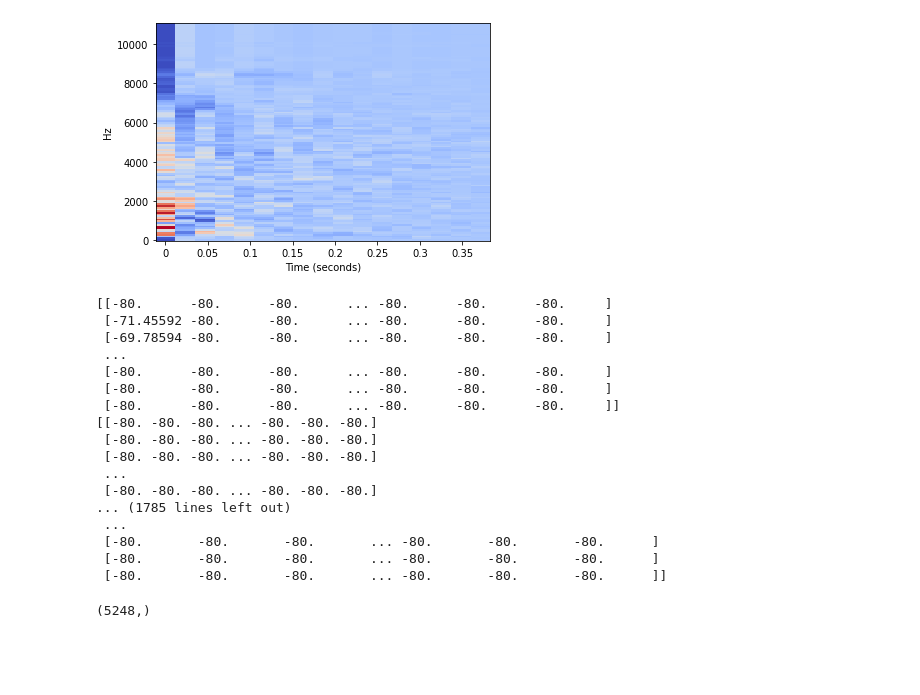
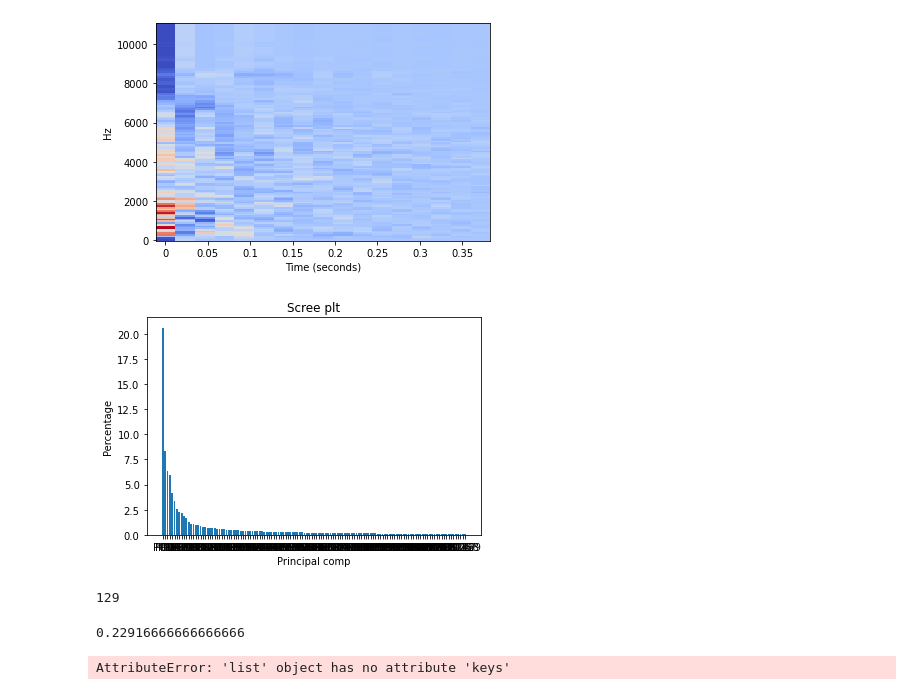
Before and after one commit to KSiva199/Final-Project-Audio, a Jupyter notebook: practice.ipynb, the cells around one changed output. Drawn from its saved outputs; the diff is of its cells as text; code cells hidden in the pictures; blank space fills up the shorter version.

```diff
--- a/practice.ipynb
+++ b/practice.ipynb
@@ -277,37 +233,52 @@ for i,m_spec in enumerate(mel_spectrogram):
     librosa.display.specshow(reduced_mel_spec,sr=sr,x_axis='s',y_axis='linear')
 # %% [output]
 [figure]
-# %%
-
-for i,m_spec in enumerate(mel_spectrogram):
-    mask = m_spec.max(axis=0) >-70 #np.min(stats.mode(s_db_mel))
-    filtered_arr = m_spec[:, mask]
-    img=librosa.display.specshow(filtered_arr,sr=sr,x_axis='s',y_axis='linear')
-    plt.title(f'Spectrogram for {dir_list[i]}')
-    plt.show()
-    print((filtered_arr.shape))
+# %%
+import pickle
+import pandas as pd
+features=[]
+target=[]
+with open("data/mel_spectrograms.pickle", "rb") as f:
+    data = pickle.load(f)
+    for j in range(0,len(data)):
+        for i in range(0,len(data[j])):
+            features.append(data[j][i].flatten())
+            target.append(j)
+features_df=pd.DataFrame(features)
+features_df.fillna(0,inplace=True)
+from sklearn.preprocessing import StandardScaler
+scaler=StandardScaler()
+scaled=scaler.fit_transform(features_df)
+from sklearn.decomposition import PCA
+pca = PCA(0.95)
+pca.fit(scaled)
+pca_data = pca.transform(scaled)
+per_var = np.round(pca.explained_variance_ratio_* 100,decimals=1)
+labels = ['PC' + str(x) for x in range(1, len(per_var) + 1)]
+
+plt.bar(x = range(1,len(per_var)+1),height=per_var,tick_label = labels)
+plt.ylabel('Percentage')
+plt.xlabel('Principal comp')
+plt.title('Scree plt')
+plt.show()
+pca.n_components_
+# %% [output]
+[figure, added]
+129
+# %%
+from sklearn.model_selection import train_test_split
+X_train,X_test,y_train,y_test=train_test_split(scaled,target,test_size=0.2)
+from sklearn.svm import SVC
+model=SVC(C=500,kernel='linear')
+model.fit(X_train,y_train)
+y_pred=model.predict(X_test)
+model.score(X_test,y_test)
+# %% [output]
+0.22916666666666666
 # %%
 import pickle
-with open("data/mel_spectrogram_crop.pickle", "rb") as f:
+with open("data/mel_spectrograms.pickle", "rb") as f:
     data = pickle.load(f)
-    for j in range(0,len(data)):
-        for i in range(0,len(data[j])):
-            print(data[j][i])
+print(data[0][3].shape,data[0].keys())
 # %% [output]
-[[-80.      -80.      -80.      ... -80.      -80.      -80.     ]
- [-71.45592 -80.      -80.      ... -80.      -80.      -80.     ]
- [-69.78594 -80.      -80.      ... -80.      -80.      -80.     ]
- ...
- [-80.      -80.      -80.      ... -80.      -80.      -80.     ]
- [-80.      -80.      -80.      ... -80.      -80.      -80.     ]
- [-80.      -80.      -80.      ... -80.      -80.      -80.     ]]
-[[-80. -80. -80. ... -80. -80. -80.]
- [-80. -80. -80. ... -80. -80. -80.]
- [-80. -80. -80. ... -80. -80. -80.]
- ...
- [-80. -80. -80. ... -80. -80. -80.]
-... (1785 lines left out)
- ...
- [-80.       -80.       -80.       ... -80.       -80.       -80.      ]
- [-80.       -80.       -80.       ... -80.       -80.       -80.      ]
- [-80.       -80.       -80.       ... -80.       -80.       -80.      ]]
+AttributeError: 'list' object has no attribute 'keys'
@@ -327,5 +284,0 @@ for j in range(0,len(data)):
-# %%
-padded = np.pad(data[0][4].flatten(), (0, max_len - (data[0][4].flatten().shape[0])), mode='constant')
-padded.shape
-# %% [output]
-(5248,)
```
Also changed, not shown: parts of 12 cells of this notebook, 1 other file.
